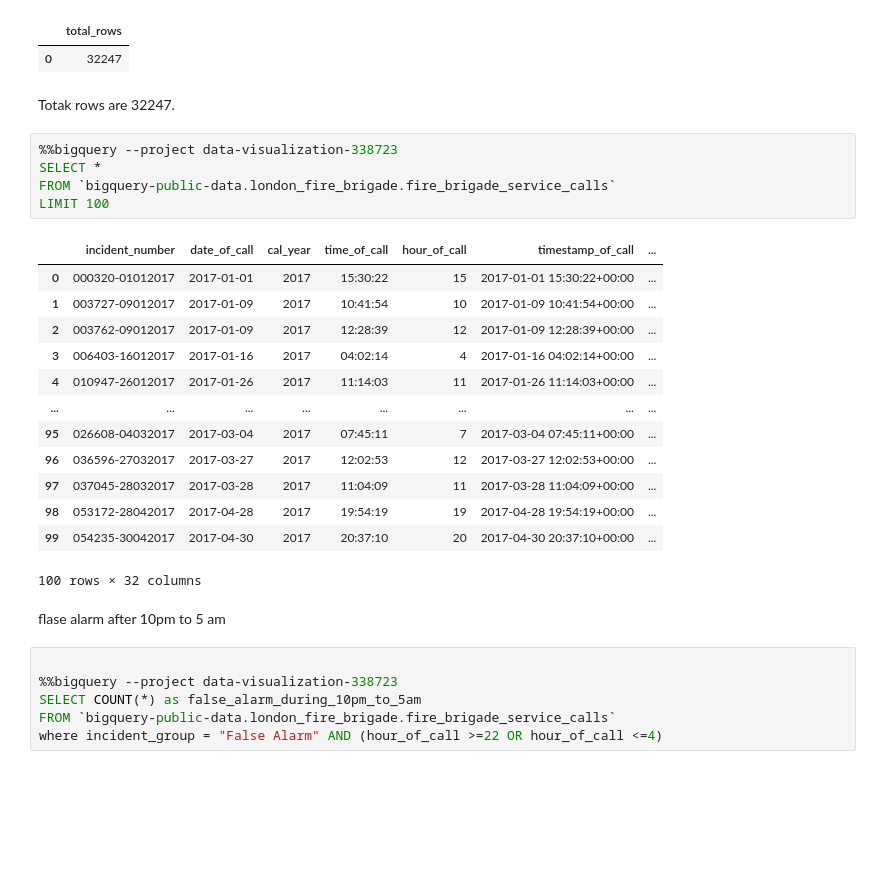
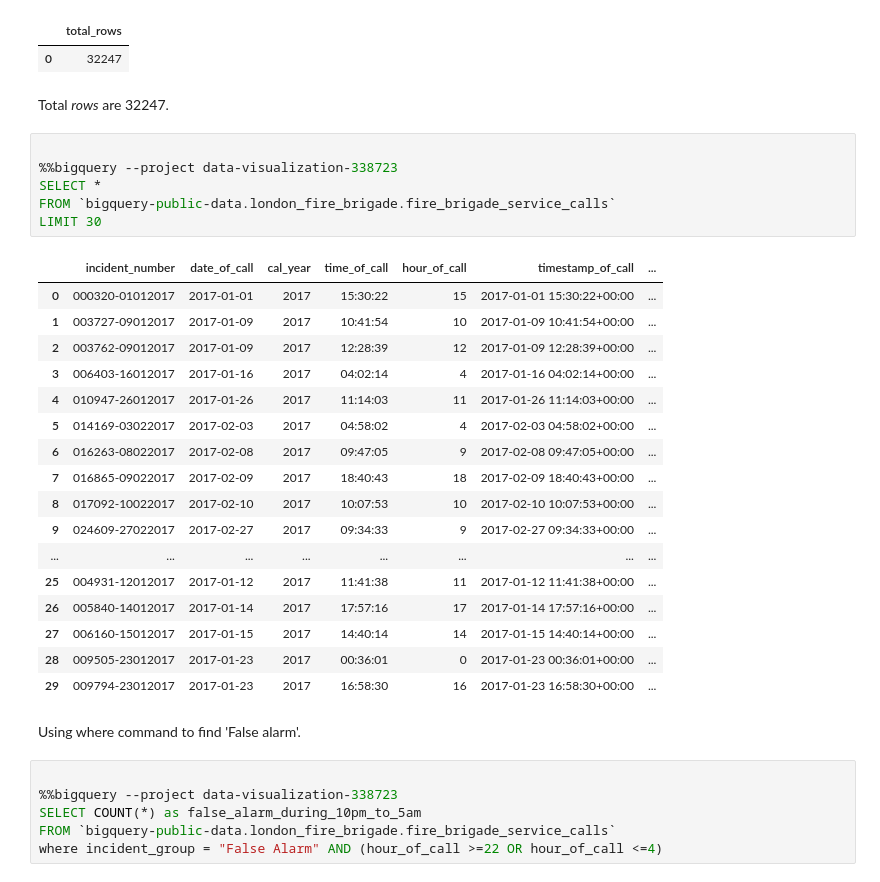
Before and after one commit to bidhan7/Data-Processing-Visualization-, a Jupyter notebook: QUIZ12.ipynb, the cells around one changed output. Cells and saved outputs as stored; diff of their text form; blank space fills up the shorter version.

```diff
--- a/QUIZ12.ipynb
+++ b/QUIZ12.ipynb
@@ -22,28 +22,33 @@ FROM `bigquery-public-data.london_fire_brigade.fire_brigade_service_calls`
 |  | total_rows |
 | 0 | 32247 |
 # %% [markdown]
-Totak rows are 32247.
+Total *rows* are 32247.
 # %%
+
 %%bigquery --project data-visualization-338723
 SELECT *
 FROM `bigquery-public-data.london_fire_brigade.fire_brigade_service_calls`
-LIMIT 100
+LIMIT 30
 # %% [output]
 |  | incident_number | date_of_call | cal_year | time_of_call | hour_of_call | timestamp_of_call | ... |
 | 0 | 000320-01012017 | 2017-01-01 | 2017 | 15:30:22 | 15 | 2017-01-01 15:30:22+00:00 | ... |
 | 1 | 003727-09012017 | 2017-01-09 | 2017 | 10:41:54 | 10 | 2017-01-09 10:41:54+00:00 | ... |
 | 2 | 003762-09012017 | 2017-01-09 | 2017 | 12:28:39 | 12 | 2017-01-09 12:28:39+00:00 | ... |
 | 3 | 006403-16012017 | 2017-01-16 | 2017 | 04:02:14 | 4 | 2017-01-16 04:02:14+00:00 | ... |
 | 4 | 010947-26012017 | 2017-01-26 | 2017 | 11:14:03 | 11 | 2017-01-26 11:14:03+00:00 | ... |
+| 5 | 014169-03022017 | 2017-02-03 | 2017 | 04:58:02 | 4 | 2017-02-03 04:58:02+00:00 | ... |
+| 6 | 016263-08022017 | 2017-02-08 | 2017 | 09:47:05 | 9 | 2017-02-08 09:47:05+00:00 | ... |
+| 7 | 016865-09022017 | 2017-02-09 | 2017 | 18:40:43 | 18 | 2017-02-09 18:40:43+00:00 | ... |
+| 8 | 017092-10022017 | 2017-02-10 | 2017 | 10:07:53 | 10 | 2017-02-10 10:07:53+00:00 | ... |
+| 9 | 024609-27022017 | 2017-02-27 | 2017 | 09:34:33 | 9 | 2017-02-27 09:34:33+00:00 | ... |
 | ... | ... | ... | ... | ... | ... | ... | ... |
-| 95 | 026608-04032017 | 2017-03-04 | 2017 | 07:45:11 | 7 | 2017-03-04 07:45:11+00:00 | ... |
-| 96 | 036596-27032017 | 2017-03-27 | 2017 | 12:02:53 | 12 | 2017-03-27 12:02:53+00:00 | ... |
-| 97 | 037045-28032017 | 2017-03-28 | 2017 | 11:04:09 | 11 | 2017-03-28 11:04:09+00:00 | ... |
-| 98 | 053172-28042017 | 2017-04-28 | 2017 | 19:54:19 | 19 | 2017-04-28 19:54:19+00:00 | ... |
-| 99 | 054235-30042017 | 2017-04-30 | 2017 | 20:37:10 | 20 | 2017-04-30 20:37:10+00:00 | ... |
+| 25 | 004931-12012017 | 2017-01-12 | 2017 | 11:41:38 | 11 | 2017-01-12 11:41:38+00:00 | ... |
+| 26 | 005840-14012017 | 2017-01-14 | 2017 | 17:57:16 | 17 | 2017-01-14 17:57:16+00:00 | ... |
+| 27 | 006160-15012017 | 2017-01-15 | 2017 | 14:40:14 | 14 | 2017-01-15 14:40:14+00:00 | ... |
+| 28 | 009505-23012017 | 2017-01-23 | 2017 | 00:36:01 | 0 | 2017-01-23 00:36:01+00:00 | ... |
+| 29 | 009794-23012017 | 2017-01-23 | 2017 | 16:58:30 | 16 | 2017-01-23 16:58:30+00:00 | ... |
-100 rows × 32 columns
-# %% [markdown]
-flase alarm after 10pm to 5 am
+# %% [markdown]
+Using where command to find 'False alarm'.
 # %%
 
 %%bigquery --project data-visualization-338723
```
Also changed, not shown: parts of 4 cells of this notebook.
